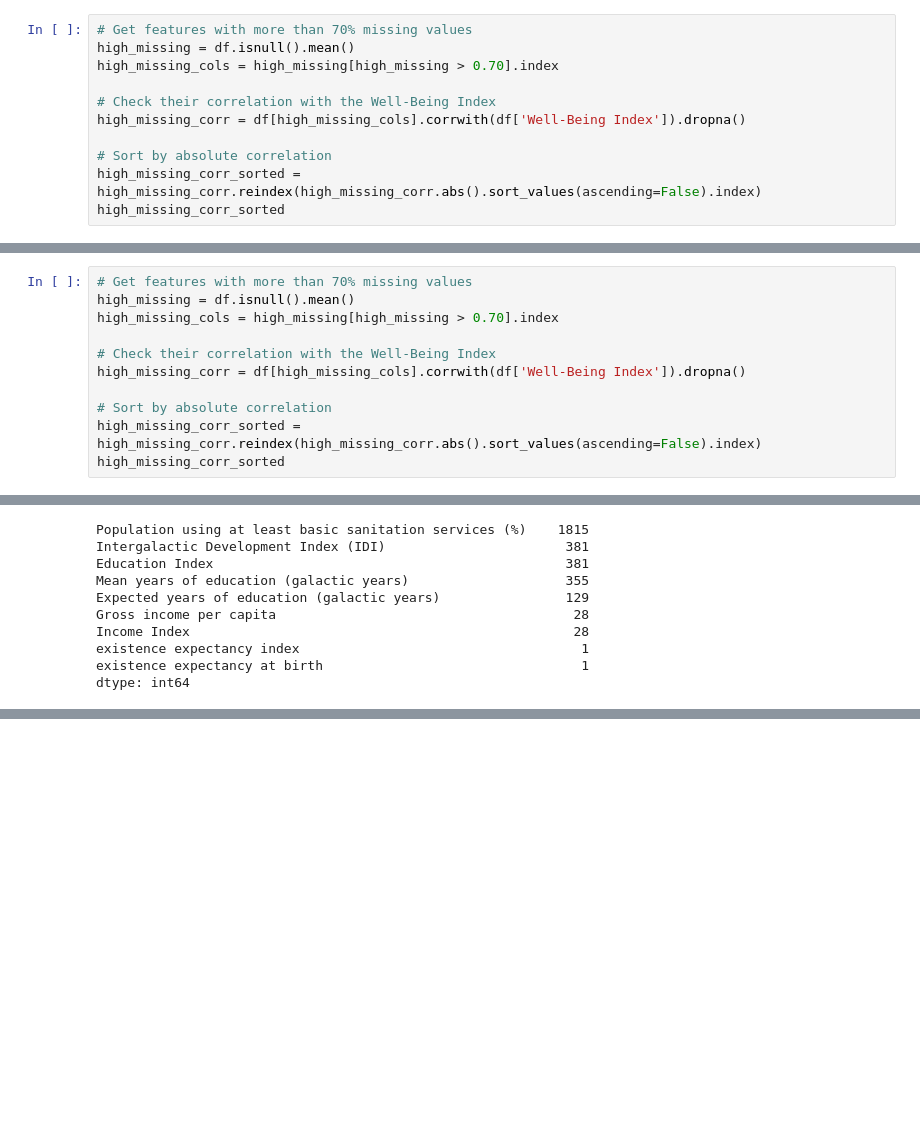
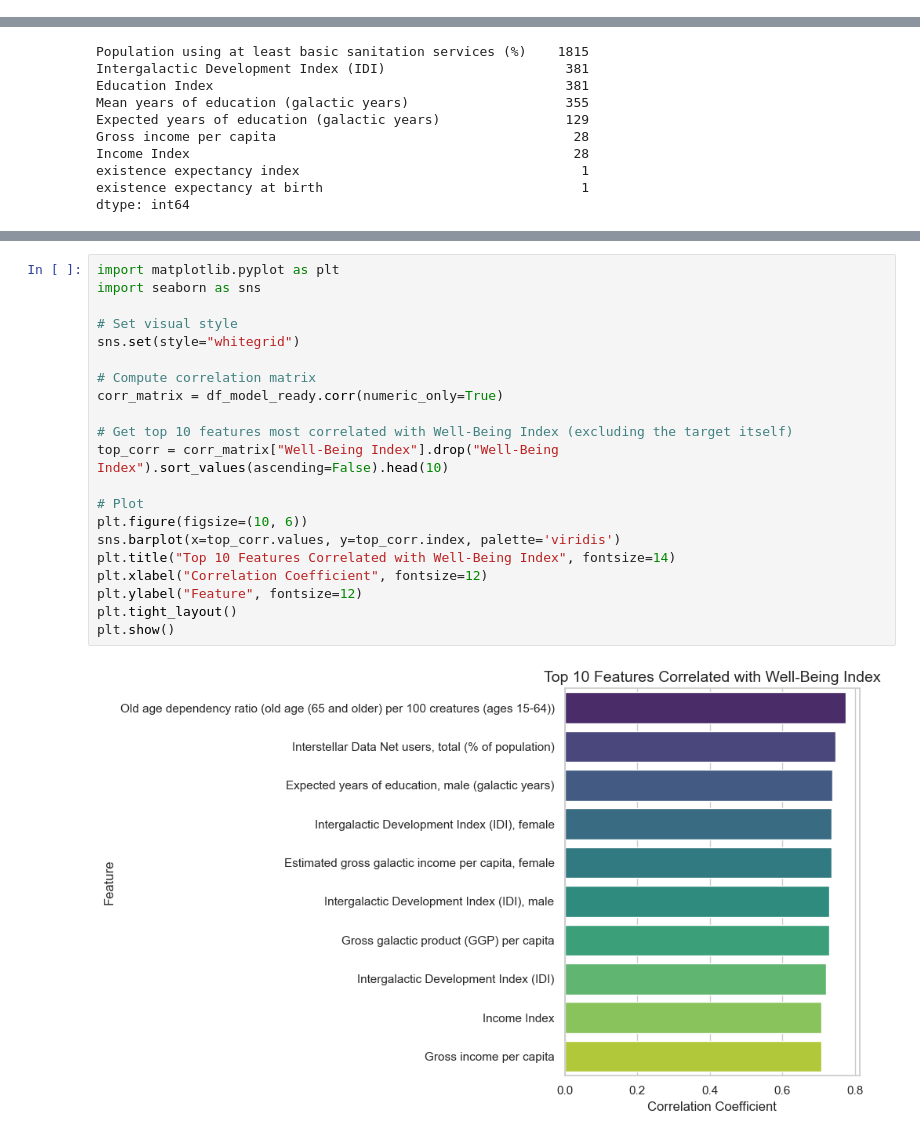
Before and after one commit to VAL-Jerono/Galaxies-Well-being, a Jupyter notebook: Galaxies.ipynb, the cells around one changed output, grey strips where cells are left out. Drawn from its saved outputs; the diff is of its cells as text; blank space fills up the shorter version.

```diff
--- a/Galaxies.ipynb
+++ b/Galaxies.ipynb
@@ -410,14 +391,3 @@ We checked how strongly each feature is correlated with the target. Here are the
 > So, **higher gender inequality** and **youth burden** tend to lower well-being.
 
 ---
-# %%
-# Get features with more than 70% missing values
-high_missing = df.isnull().mean()
-high_missing_cols = high_missing[high_missing > 0.70].index
-
-# Check their correlation with the Well-Being Index
-high_missing_corr = df[high_missing_cols].corrwith(df['Well-Being Index']).dropna()
-
-# Sort by absolute correlation
-high_missing_corr_sorted = high_missing_corr.reindex(high_missing_corr.abs().sort_values(ascending=False).index)
-high_missing_corr_sorted
@@ -497,11 +393,0 @@ dtype: float64
-# %%
-# Get features with more than 70% missing values
-high_missing = df.isnull().mean()
-high_missing_cols = high_missing[high_missing > 0.70].index
-
-# Check their correlation with the Well-Being Index
-high_missing_corr = df[high_missing_cols].corrwith(df['Well-Being Index']).dropna()
-
-# Sort by absolute correlation
-high_missing_corr_sorted = high_missing_corr.reindex(high_missing_corr.abs().sort_values(ascending=False).index)
-high_missing_corr_sorted
@@ -784,3 +709,26 @@ df_model_ready.head(), imputed_path
 
  [5 rows x 41 columns],
  'Data/imputed_train_data.csv')
+# %%
+import matplotlib.pyplot as plt
+import seaborn as sns
+
+# Set visual style
+sns.set(style="whitegrid")
+
+# Compute correlation matrix
+corr_matrix = df_model_ready.corr(numeric_only=True)
+
+# Get top 10 features most correlated with Well-Being Index (excluding the target itself)
+top_corr = corr_matrix["Well-Being Index"].drop("Well-Being Index").sort_values(ascending=False).head(10)
+
+# Plot
+plt.figure(figsize=(10, 6))
+sns.barplot(x=top_corr.values, y=top_corr.index, palette='viridis')
+plt.title("Top 10 Features Correlated with Well-Being Index", fontsize=14)
+plt.xlabel("Correlation Coefficient", fontsize=12)
+plt.ylabel("Feature", fontsize=12)
+plt.tight_layout()
+plt.show()
+# %% [output]
+[figure, added]
```
Also changed, not shown: parts of 47 cells of this notebook, 9 other files.
